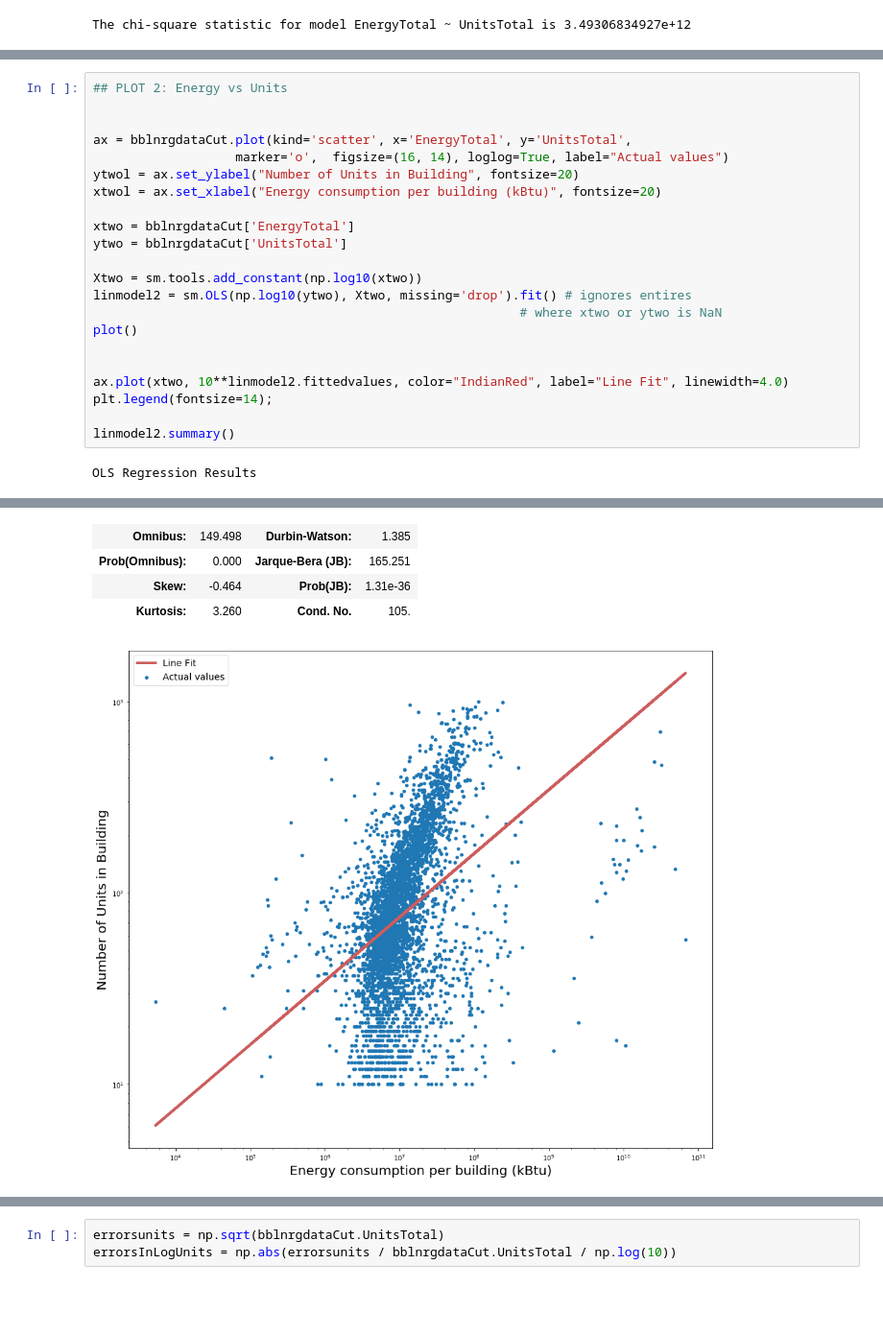
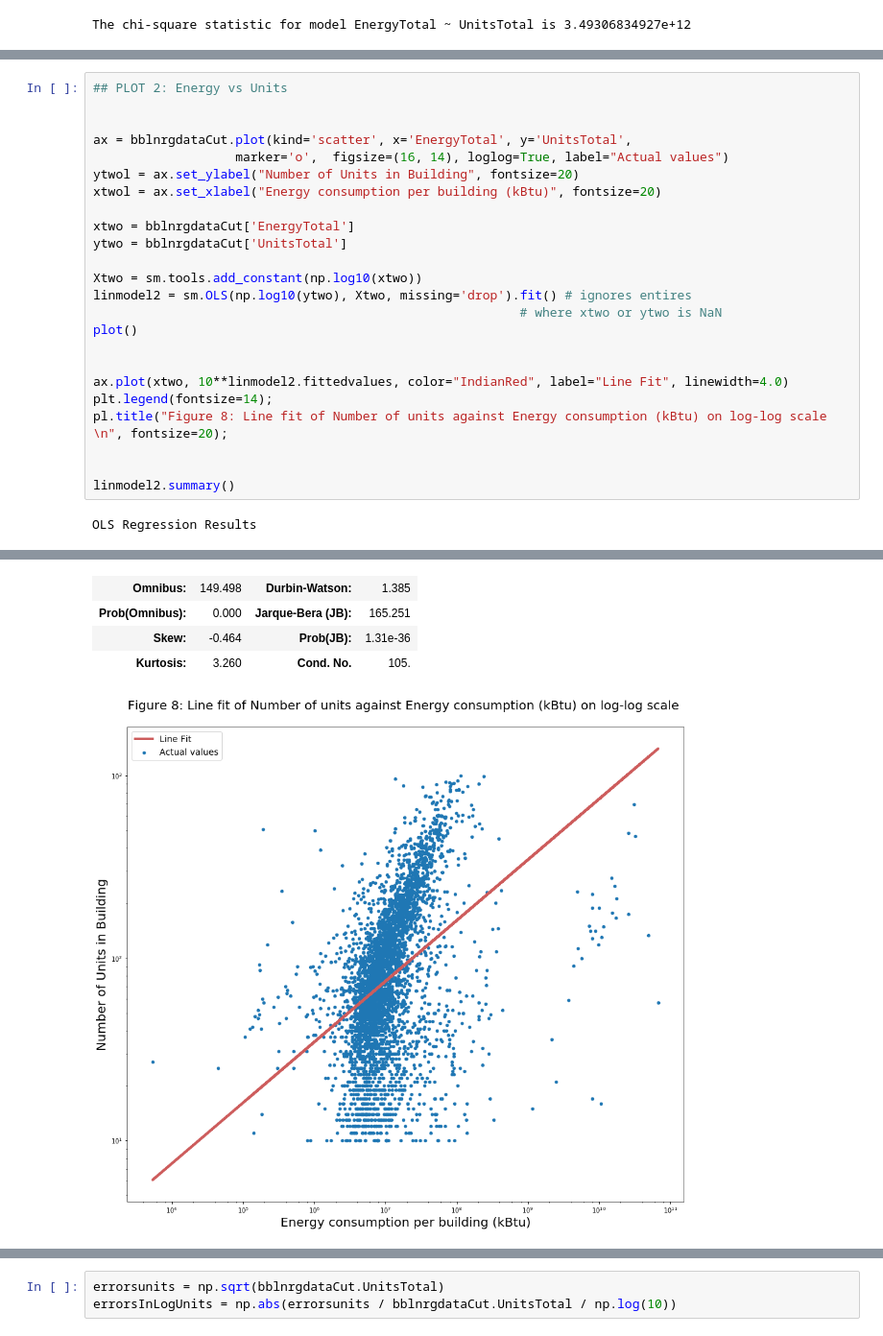
Before and after one commit to jkastelan/PUI2017_jlk635, a Jupyter notebook: HW6_jlk635/Assignment1_jlk635.ipynb, the cells around one changed output, grey strips where cells are left out. Shown at 96% size. Drawn from its saved outputs; the diff is of its cells as text; blank space fills up the shorter version.

```diff
--- a/HW6_jlk635/Assignment1_jlk635.ipynb
+++ b/HW6_jlk635/Assignment1_jlk635.ipynb
@@ -432,6 +443,8 @@ plot()
 
 ax.plot(xtwo, 10**linmodel2.fittedvalues, color="IndianRed", label="Line Fit", linewidth=4.0)
 plt.legend(fontsize=14);
+pl.title("Figure 8: Line fit of Number of units against Energy consumption (kBtu) on log-log scale \n", fontsize=20);
+
 
 linmodel2.summary()
 # %% [output]
@@ -444,12 +457,12 @@ OLS Regression Results
 | No. Observations: | 4266 | AIC: | 3497. |
 | Df Residuals: | 4264 | BIC: | 3510. |
 | Df Model: | 1 |  |  |
 | Covariance Type: | nonrobust |  |  |
 |  | coef | std err | t | P>|t| | [95.0% Conf. Int.] |
 | const | -0.4563 | 0.082 | -5.596 | 0.000 | -0.616 -0.296 |
 | EnergyTotal | 0.3328 | 0.012 | 28.761 | 0.000 | 0.310 0.356 |
 | Omnibus: | 149.498 | Durbin-Watson: | 1.385 |
 | Prob(Omnibus): | 0.000 | Jarque-Bera (JB): | 165.251 |
 | Skew: | -0.464 | Prob(JB): | 1.31e-36 |
 | Kurtosis: | 3.260 | Cond. No. | 105. |
-[figure, old version]
+[figure, new version]
```
Also changed, not shown: parts of 35 cells of this notebook, 1 other file.
